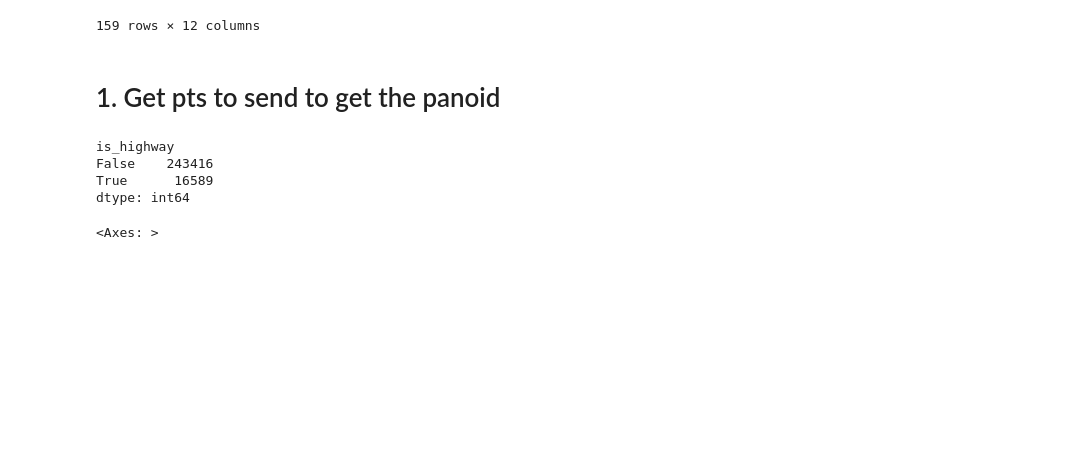
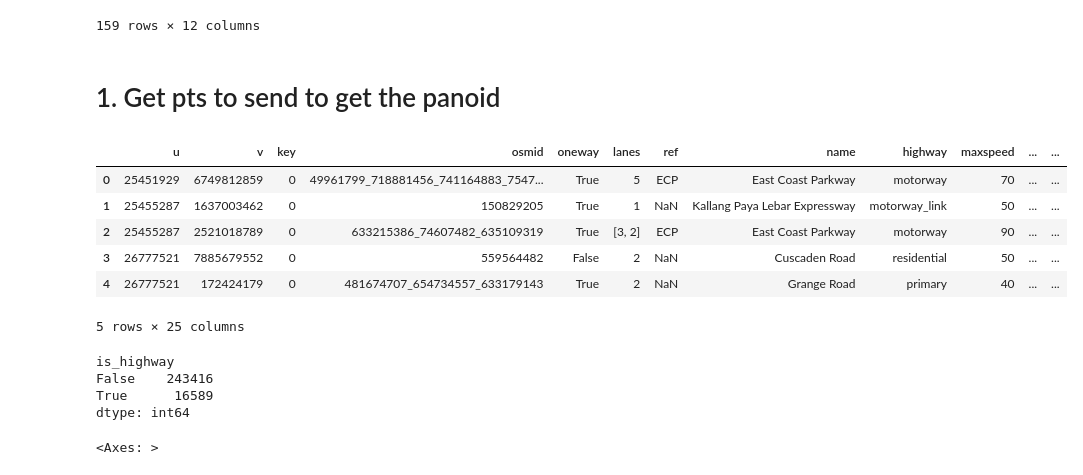
Before and after one commit to brookefzy/uvi-time-machine, a Jupyter notebook: _script/X-data-org/01_downloadpipeline.ipynb, the cells around one changed output. Cells and saved outputs as stored; diff of their text form; code cells hidden in the pictures; blank space fills up the shorter version.

```diff
--- a/_script/X-data-org/01_downloadpipeline.ipynb
+++ b/_script/X-data-org/01_downloadpipeline.ipynb
@@ -329,11 +326,21 @@ def run_all(city):
     pointDF = get_pt(road, metafolder)
     print("Number of points downloaded: ", pointDF.shape[0])
 # %%
-city = 'Milan'
+city = 'Singapore'
 citylower = city.lower().replace(" ","")
 city_country_str = city + ", " + city_country_name[city]
 imgfolder, generalgsv, metafolder = get_folder(citylower)
 road = get_road_place(city_country_str, generalgsv)
+# %%
+road.head()
+# %% [output]
+|  | u | v | key | osmid | oneway | lanes | ref | name | highway | maxspeed | ... | ... |
+| 0 | 25451929 | 6749812859 | 0 | 49961799_718881456_741164883_7547... | True | 5 | ECP | East Coast Parkway | motorway | 70 | ... | ... |
+| 1 | 25455287 | 1637003462 | 0 | 150829205 | True | 1 | NaN | Kallang Paya Lebar Expressway | motorway_link | 50 | ... | ... |
+| 2 | 25455287 | 2521018789 | 0 | 633215386_74607482_635109319 | True | [3, 2] | ECP | East Coast Parkway | motorway | 90 | ... | ... |
+| 3 | 26777521 | 7885679552 | 0 | 559564482 | False | 2 | NaN | Cuscaden Road | residential | 50 | ... | ... |
+| 4 | 26777521 | 172424179 | 0 | 481674707_654734557_633179143 | True | 2 | NaN | Grange Road | primary | 40 | ... | ... |
+5 rows × 25 columns
 # %%
 road['is_highway'] = road['highway_str'].apply(lambda x: any([i in x for i in highway]))
 road.groupby('is_highway').size()
```
Also changed, not shown: parts of 2 cells of this notebook, 2 other files.
